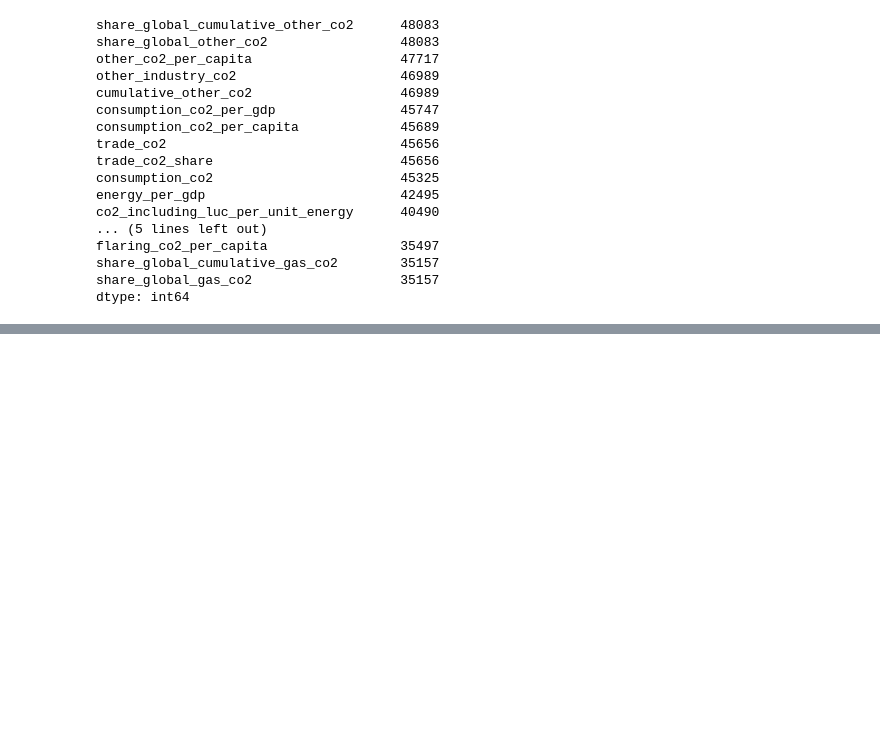
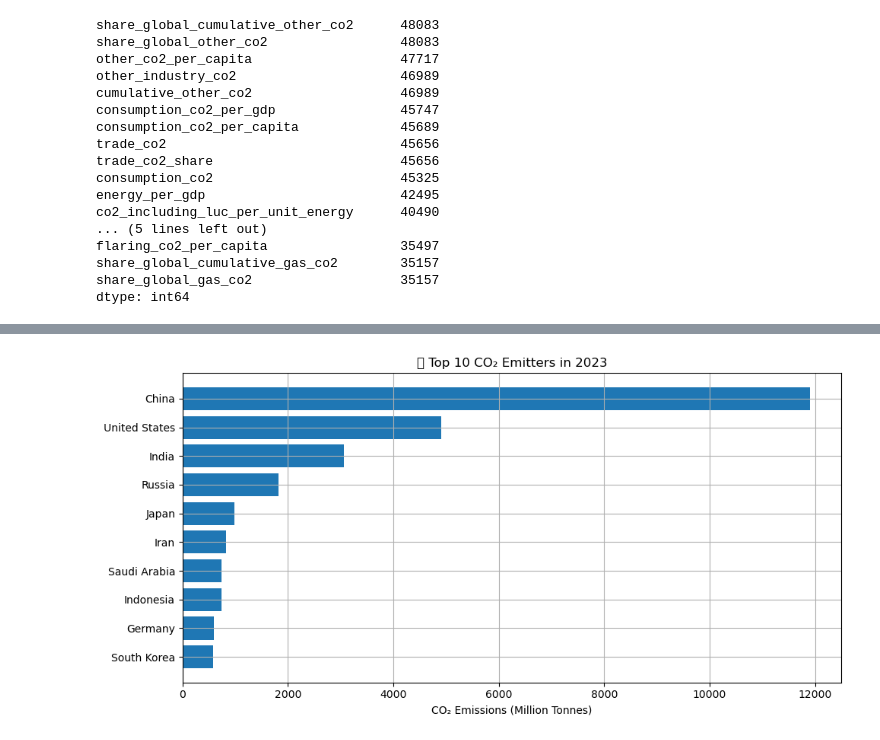
Before and after one commit to BorislavNedev/data-analysis-and-dashboard-with-python, a Jupyter notebook: notebooks/eda.ipynb, the cells around one changed output, grey strips where cells are left out. Saved outputs shown, nothing was run; the diff lists cells and outputs as text; code cells hidden in the pictures; blank space fills up the shorter version.

```diff
--- a/notebooks/eda.ipynb
+++ b/notebooks/eda.ipynb
@@ -109,0 +250,13 @@ dtype: int64
+# %%
+# --------------------------------------------
+# Top Emitters in the Most Recent Year
+# --------------------------------------------
+latest_year = df['year'].max()
+
+top_emitters = (
+    df[df['year'] == latest_year]
+    .sort_values('co2', ascending=False)
+    .head(10)
+)
+
+top_emitters[['country', 'co2']]
@@ -109,0 +275,14 @@ dtype: int64
+# %%
+# --------------------------------------------
+# Top Emitters in the Most Recent Year - Graphic
+# --------------------------------------------
+plt.figure(figsize=(10, 5))
+plt.barh(top_emitters['country'], top_emitters['co2'])
+plt.title(f"🔥 Top 10 CO₂ Emitters in {latest_year}")
+plt.xlabel("CO₂ Emissions (Million Tonnes)")
+plt.gca().invert_yaxis()
+plt.grid(True)
+plt.tight_layout()
+plt.show()
+# %% [output]
+[figure, added]
```
Also changed, not shown: parts of 19 cells of this notebook.
